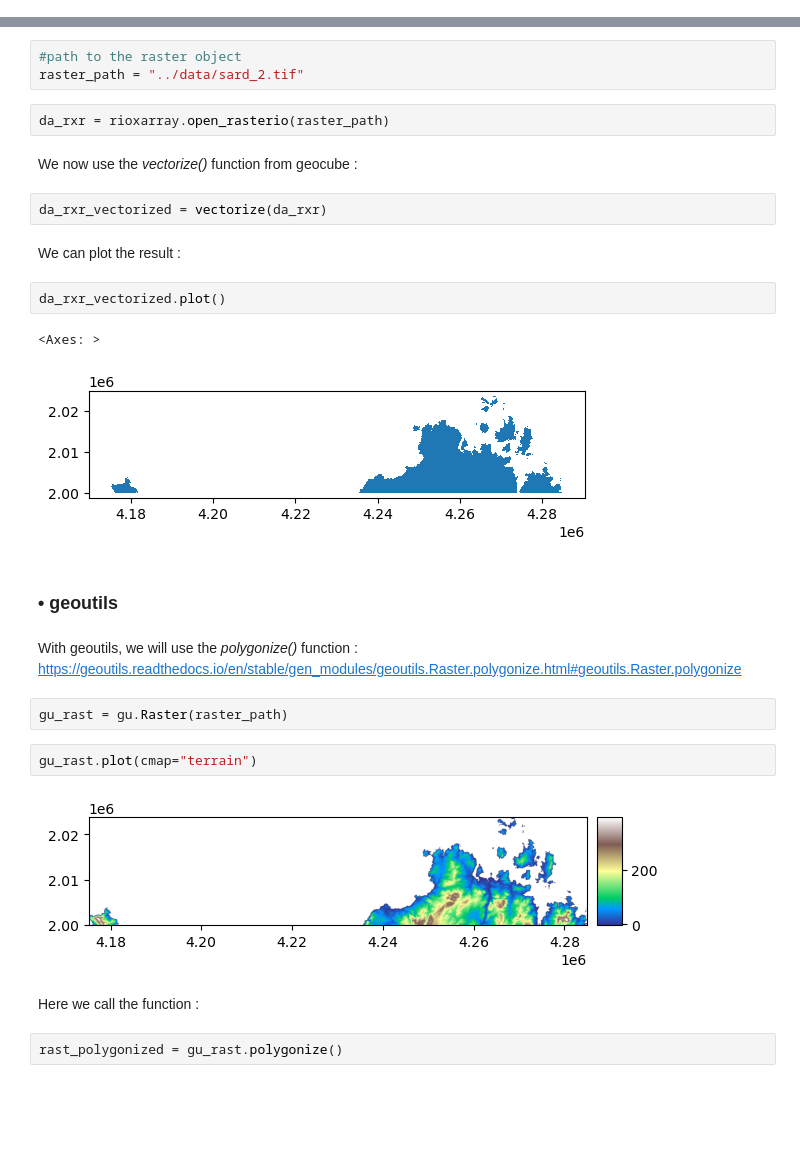
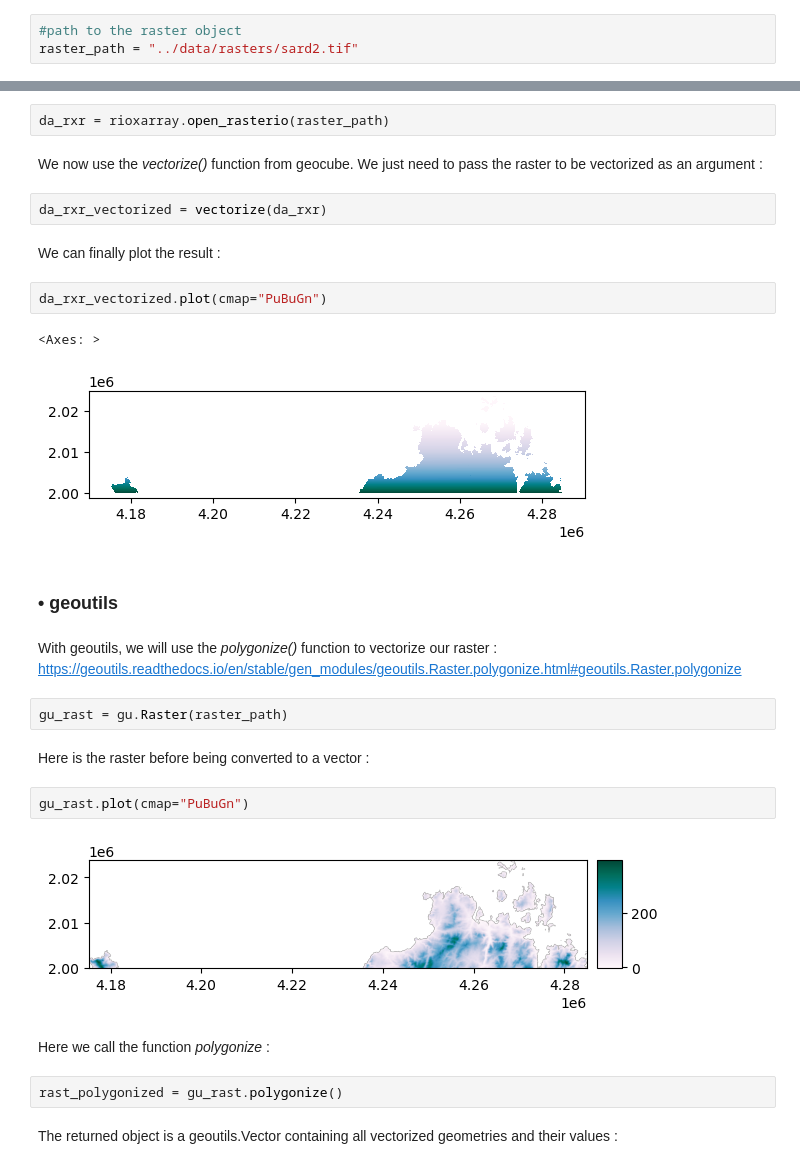
Before and after one commit to sertit/open_source_rasters_comparison, a Jupyter notebook: notebooks/rasterization_and_vectorization.ipynb, the cells around one changed output, grey strips where cells are left out. Cells and saved outputs as stored; diff of their text form; blank space fills up the shorter version.

```diff
--- a/notebooks/rasterization_and_vectorization.ipynb
+++ b/notebooks/rasterization_and_vectorization.ipynb
@@ -98,2 +162,5 @@ vect_rasterized.plot(ax="new", cmap="viridis")
+# %%
+#path to the raster object
+raster_path = "../data/rasters/sard2.tif"
 # %% [markdown]
 ### • rasterio
@@ -110,30 +202,31 @@ In this example we will focus on a small area (north of Sardinia) to reduce proc
-# %%
-#path to the raster object
-raster_path = "../data/sard_2.tif"
 # %%
 da_rxr = rioxarray.open_rasterio(raster_path)
 # %% [markdown]
-We now use the *vectorize()* function from geocube :
+We now use the *vectorize()* function from geocube. We just need to pass the raster to be vectorized as an argument :
 # %%
 da_rxr_vectorized = vectorize(da_rxr)
 # %% [markdown]
-We can plot the result :
+We can finally plot the result :
 # %%
-da_rxr_vectorized.plot()
+da_rxr_vectorized.plot(cmap="PuBuGn")
 # %% [output]
 <Axes: >
-[figure, old version]
+[figure, new version]
 # %% [markdown]
 ### • geoutils
 # %% [markdown]
-With geoutils, we will use the *polygonize()* function : https://geoutils.readthedocs.io/en/stable/gen_modules/geoutils.Raster.polygonize.html#geoutils.Raster.polygonize
+With geoutils, we will use the *polygonize()* function to vectorize our raster : https://geoutils.readthedocs.io/en/stable/gen_modules/geoutils.Raster.polygonize.html#geoutils.Raster.polygonize
 # %%
 gu_rast = gu.Raster(raster_path)
+# %% [markdown]
+Here is the raster before being converted to a vector :
 # %%
-gu_rast.plot(cmap="terrain")
+gu_rast.plot(cmap="PuBuGn")
 # %% [output]
-[figure, old version]
+[figure, new version]
 # %% [markdown]
-Here we call the function :
+Here we call the function *polygonize* :
 # %%
 rast_polygonized = gu_rast.polygonize()
+# %% [markdown]
+The returned object is a geoutils.Vector containing all vectorized geometries and their values :
```
Also changed, not shown: parts of 47 cells of this notebook, 4 other files.
